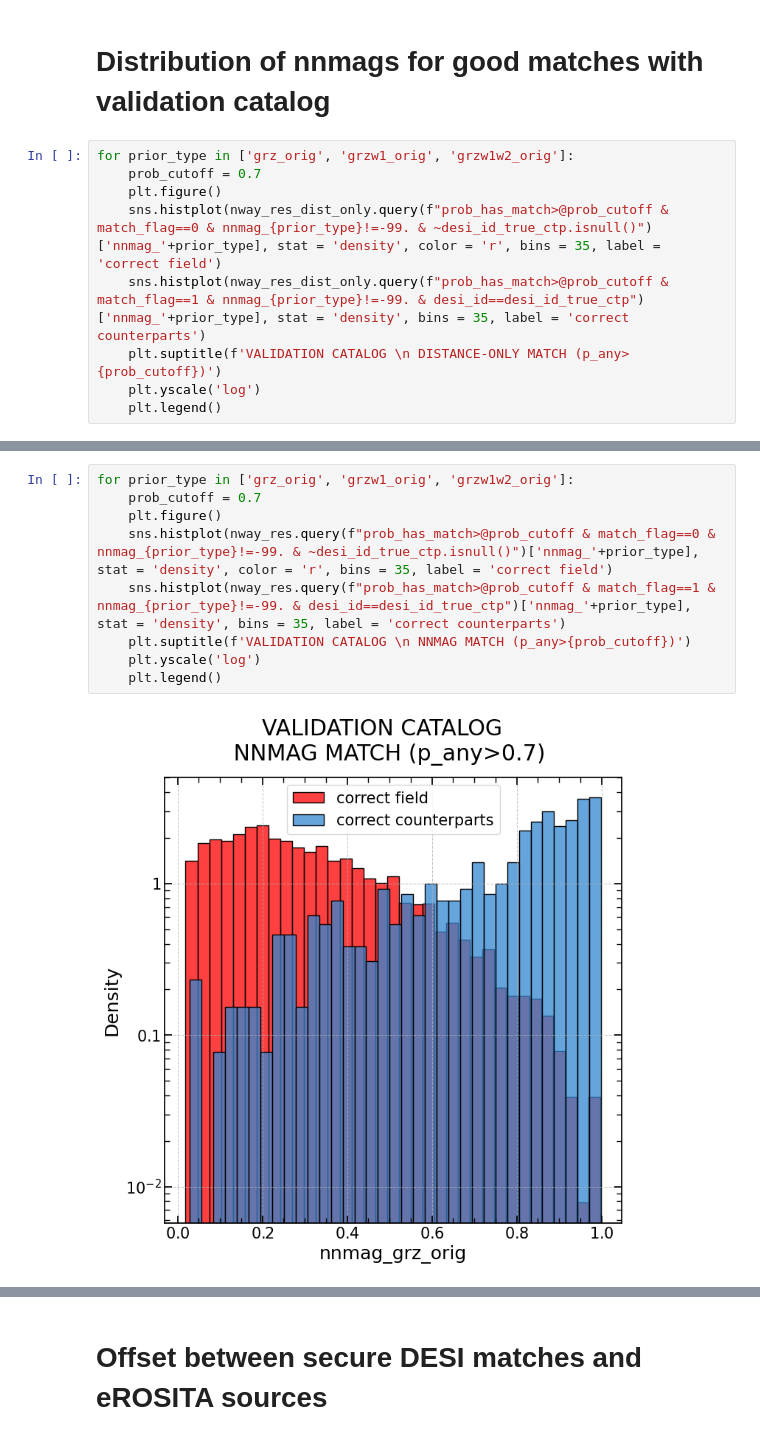
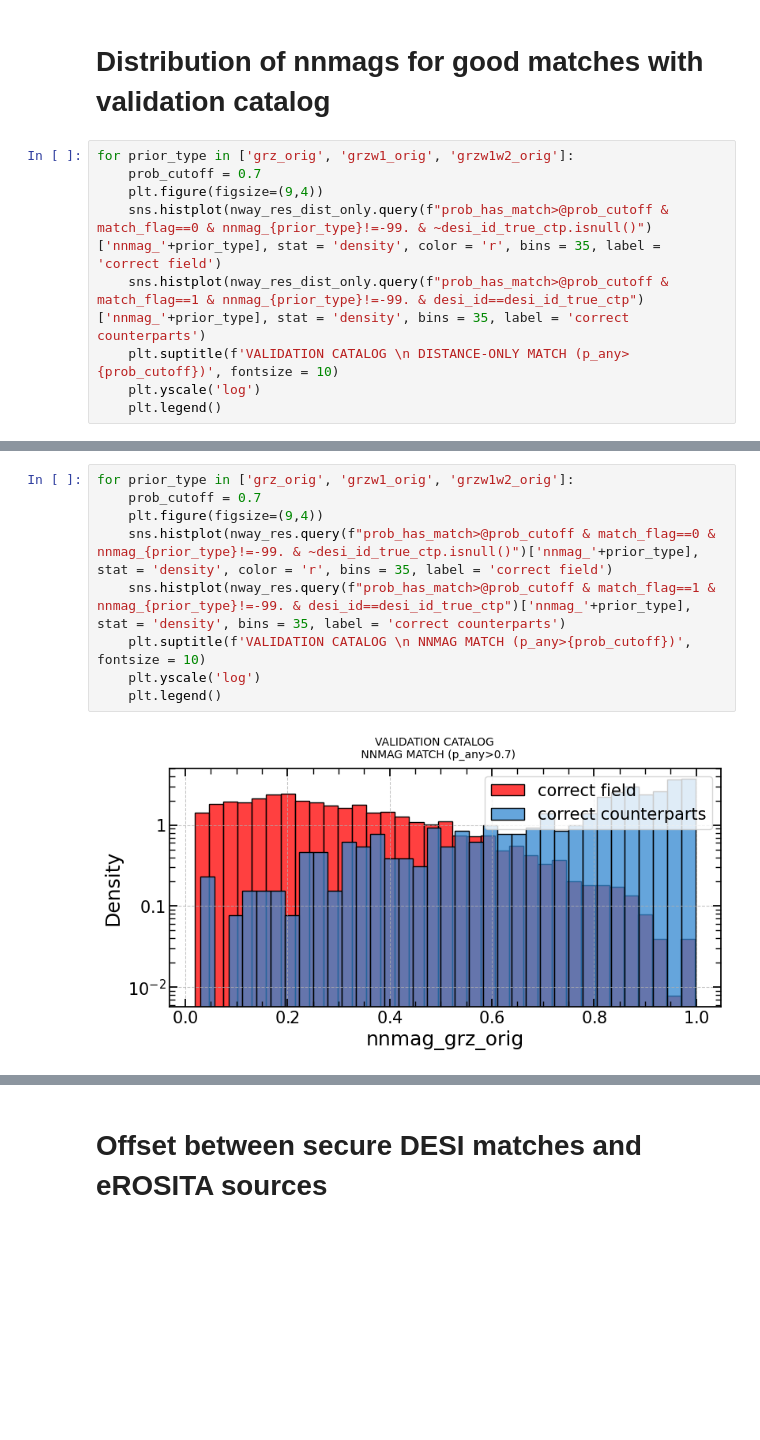
Before and after one commit to SergeiDBykov/lockman_hole, a Jupyter notebook: 3_desi-crossmatch/2_results-analyse.ipynb, the cells around one changed output, grey strips where cells are left out. Drawn from its saved outputs; the diff is of its cells as text; blank space fills up the shorter version.

```diff
--- a/3_desi-crossmatch/2_results-analyse.ipynb
+++ b/3_desi-crossmatch/2_results-analyse.ipynb
@@ -259,10 +259,10 @@ axs[3].legend()
 # %%
 for prior_type in ['grz_orig', 'grzw1_orig', 'grzw1w2_orig']:
     prob_cutoff = 0.7
-    plt.figure()
+    plt.figure(figsize=(9,4))
     sns.histplot(nway_res_dist_only.query(f"prob_has_match>@prob_cutoff & match_flag==0 & nnmag_{prior_type}!=-99. & ~desi_id_true_ctp.isnull()")['nnmag_'+prior_type], stat = 'density', color = 'r', bins = 35, label = 'correct field')
     sns.histplot(nway_res_dist_only.query(f"prob_has_match>@prob_cutoff & match_flag==1 & nnmag_{prior_type}!=-99. & desi_id==desi_id_true_ctp")['nnmag_'+prior_type], stat = 'density', bins = 35, label = 'correct counterparts')
-    plt.suptitle(f'VALIDATION CATALOG \n DISTANCE-ONLY MATCH (p_any>{prob_cutoff})')
+    plt.suptitle(f'VALIDATION CATALOG \n DISTANCE-ONLY MATCH (p_any>{prob_cutoff})', fontsize = 10)
     plt.yscale('log')
     plt.legend()
 # %% [output]
@@ -272,11 +272,11 @@ for prior_type in ['grz_orig', 'grzw1_orig', 'grzw1w2_orig']:
 # %%
 for prior_type in ['grz_orig', 'grzw1_orig', 'grzw1w2_orig']:
     prob_cutoff = 0.7
-    plt.figure()
+    plt.figure(figsize=(9,4))
     sns.histplot(nway_res.query(f"prob_has_match>@prob_cutoff & match_flag==0 & nnmag_{prior_type}!=-99. & ~desi_id_true_ctp.isnull()")['nnmag_'+prior_type], stat = 'density', color = 'r', bins = 35, label = 'correct field')
     sns.histplot(nway_res.query(f"prob_has_match>@prob_cutoff & match_flag==1 & nnmag_{prior_type}!=-99. & desi_id==desi_id_true_ctp")['nnmag_'+prior_type], stat = 'density', bins = 35, label = 'correct counterparts')
-    plt.suptitle(f'VALIDATION CATALOG \n NNMAG MATCH (p_any>{prob_cutoff})')
+    plt.suptitle(f'VALIDATION CATALOG \n NNMAG MATCH (p_any>{prob_cutoff})', fontsize = 10)
     plt.yscale('log')
     plt.legend()
 # %% [output]
-[figure, old version]
+[figure, new version]
```
Also changed, not shown: parts of 13 cells of this notebook, 8 other files.
